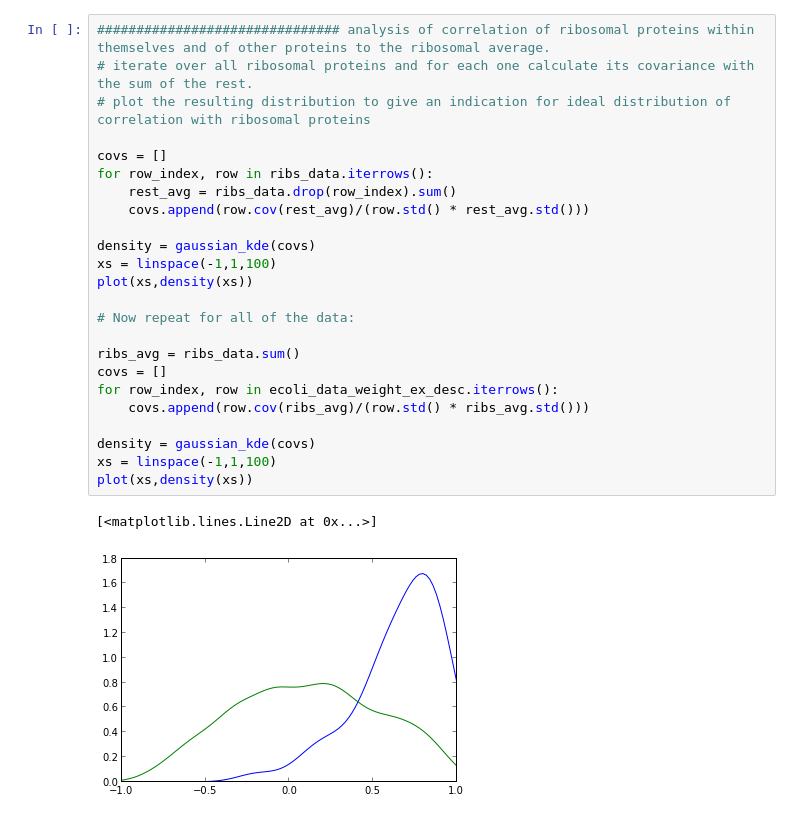
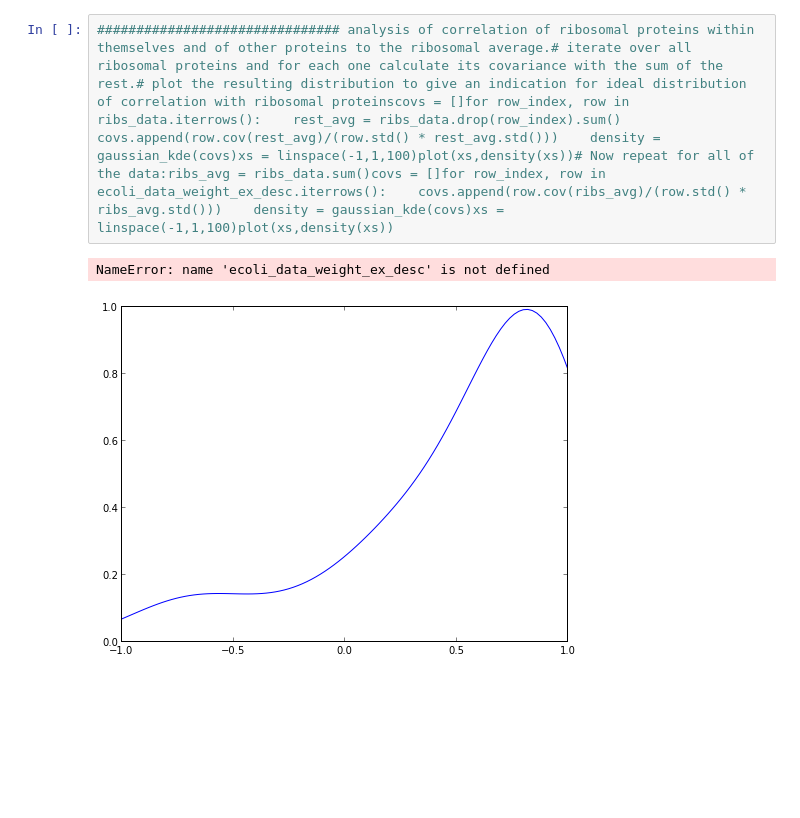
Before and after one commit to uriba/proteome-analysis, a Jupyter notebook: Untitled0.ipynb, the cells around one changed output. Saved outputs shown, nothing was run; the diff lists cells and outputs as text; blank space fills up the shorter version.

```diff
--- a/Untitled0.ipynb
+++ b/Untitled0.ipynb
@@ -231,27 +20,5 @@ ValueError: x and y must have same first dimension
 # %%
-############################### analysis of correlation of ribosomal proteins within themselves and of other proteins to the ribosomal average.
-# iterate over all ribosomal proteins and for each one calculate its covariance with the sum of the rest.
-# plot the resulting distribution to give an indication for ideal distribution of correlation with ribosomal proteins
-
-covs = []
-for row_index, row in ribs_data.iterrows():
-    rest_avg = ribs_data.drop(row_index).sum()
-    covs.append(row.cov(rest_avg)/(row.std() * rest_avg.std()))
-
-density = gaussian_kde(covs)
-xs = linspace(-1,1,100)
-plot(xs,density(xs))
-
-# Now repeat for all of the data:
-
-ribs_avg = ribs_data.sum()
-covs = []
-for row_index, row in ecoli_data_weight_ex_desc.iterrows():
-    covs.append(row.cov(ribs_avg)/(row.std() * ribs_avg.std()))
-
-density = gaussian_kde(covs)
-xs = linspace(-1,1,100)
-plot(xs,density(xs))
+############################### analysis of correlation of ribosomal proteins within themselves and of other proteins to the ribosomal average.# iterate over all ribosomal proteins and for each one calculate its covariance with the sum of the rest.# plot the resulting distribution to give an indication for ideal distribution of correlation with ribosomal proteinscovs = []for row_index, row in ribs_data.iterrows():    rest_avg = ribs_data.drop(row_index).sum()    covs.append(row.cov(rest_avg)/(row.std() * rest_avg.std()))    density = gaussian_kde(covs)xs = linspace(-1,1,100)plot(xs,density(xs))# Now repeat for all of the data:ribs_avg = ribs_data.sum()covs = []for row_index, row in ecoli_data_weight_ex_desc.iterrows():    covs.append(row.cov(ribs_avg)/(row.std() * ribs_avg.std()))    density = gaussian_kde(covs)xs = linspace(-1,1,100)plot(xs,density(xs))
 # %% [output]
-[<matplotlib.lines.Line2D at 0x...>]
+NameError: name 'ecoli_data_weight_ex_desc' is not defined
-[figure, old version]
+[figure, new version]
```
Also changed, not shown: parts of 8 cells of this notebook.
